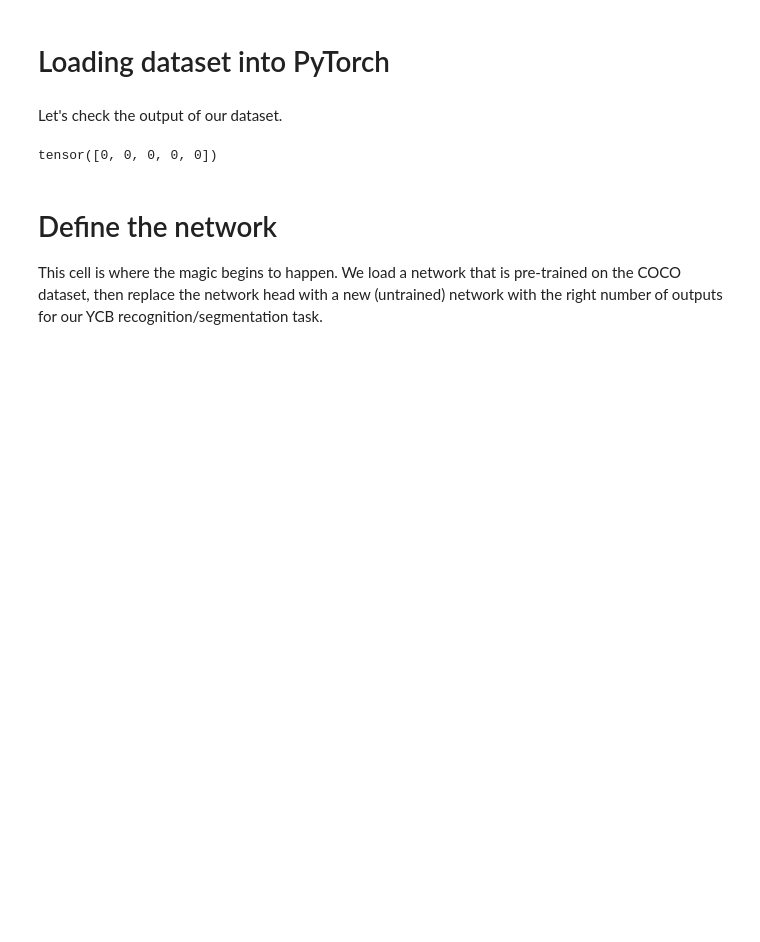
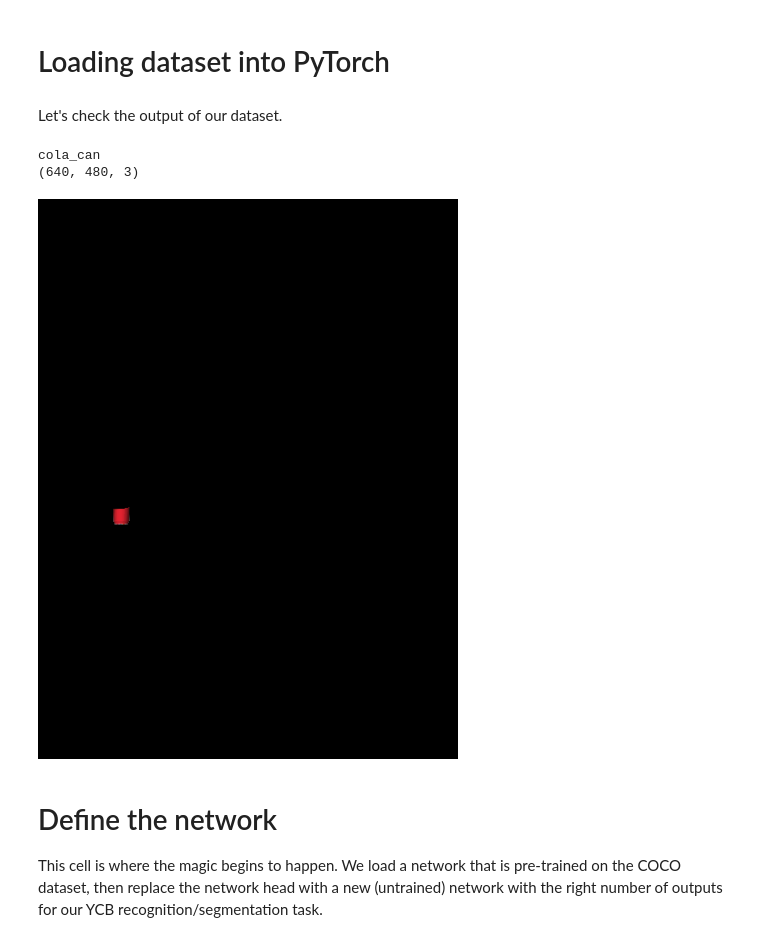
Before and after one commit to jaredbmit/RoboticRecycling, a Jupyter notebook: clutter_maskrcnn_train.ipynb, the cells around one changed output. Saved outputs shown, nothing was run; the diff lists cells and outputs as text; code cells hidden in the pictures; blank space fills up the shorter version.

```diff
--- a/clutter_maskrcnn_train.ipynb
+++ b/clutter_maskrcnn_train.ipynb
@@ -145,12 +128,26 @@ class BinPickingDataset(torch.utils.data.Dataset):
         return self.num_images
 # %% [markdown]
 Let's check the output of our dataset.
-# %%
-dataset = BinPickingDataset(dataset_path)
-# dataset[0][1]["boxes"]
-dataset[0][0]
-# %% [output]
-tensor([0, 0, 0, 0, 0])
+# %%
+import PIL
+dataset = BinPickingDataset(dataset_path)
+# dataset[0][1]["boxes"]
+i = 2
+j = 100
+can_mask = dataset[j][1]["masks"][i]
+label_idx = dataset[j][1]["labels"][i]
+print(classes[label_idx])
+convert_tensor = transforms.ToTensor()
+img = convert_tensor(dataset[j][0])
+img = img * can_mask * 255
+img = np.array(img, dtype=np.uint8)
+print(img.T.shape)
+img = PIL.Image.fromarray(img.T)
+img.convert("RGB")
+# %% [output]
+cola_can
+(640, 480, 3)
+[figure, added]
 # %% [markdown]
 # Define the network
 
```
Also changed, not shown: parts of 8 cells of this notebook, 6 other files.
